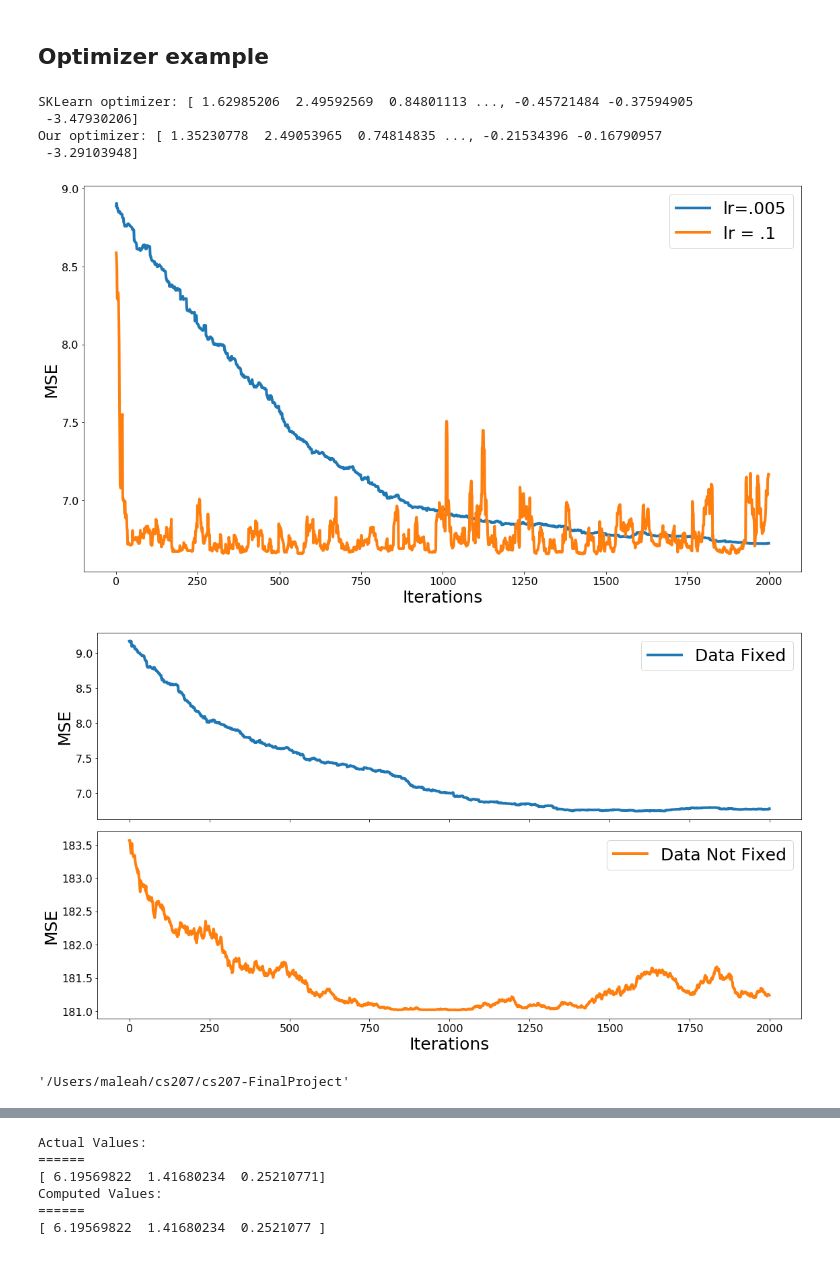
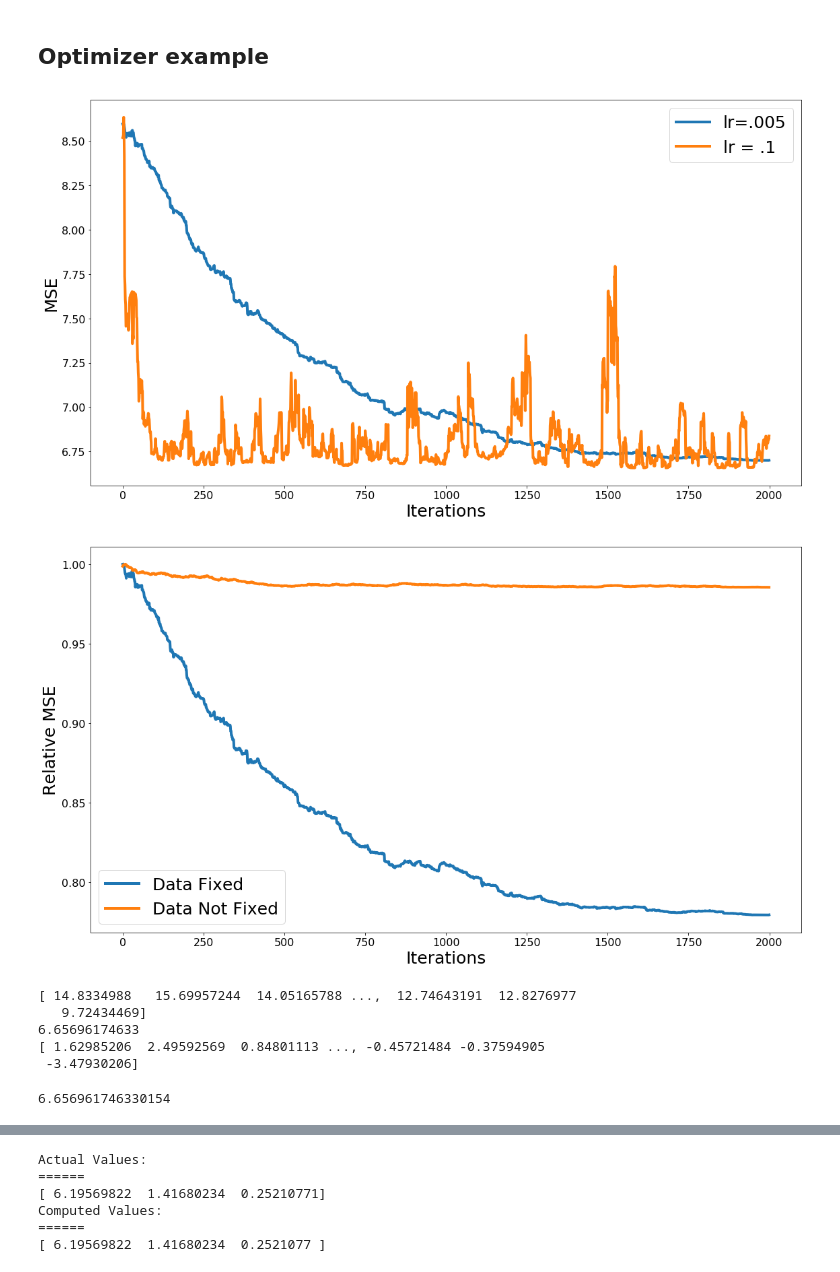
Before and after one commit to CS207-group2/cs207-FinalProject, a Jupyter notebook: GSS_fitold.ipynb, the cells around one changed output, grey strips where cells are left out. Saved outputs shown, nothing was run; the diff lists cells and outputs as text; code cells hidden in the pictures.

Commit message:
MSE plots improved

```diff
--- a/GSS_fitold.ipynb
+++ b/GSS_fitold.ipynb
@@ -132,33 +132,28 @@ def data_fix(x,y):
     return x,y
 
 a,b = data_fix(x,y)
+n_iter = 2000
+
+lr = LinearRegression().fit(a,b)
+# lr.coef_
+# print("SKLearn optimizer:", lr.predict(a))
+
+opt = Optimizer(loss = 'mse', optimizer = 'sgd',lr=.005)
+bad_opt_lr = Optimizer(loss='mse',optimizer='sgd',lr=.1)
+bad_opt_data = Optimizer(loss='mse',optimizer='sgd',lr=.005)
+opt.fit(a,b, iters=n_iter)
+bad_opt_lr.fit(a,b, iters=n_iter)
+bad_opt_data.fit(x,y, iters=n_iter)
 
 
-lr = LinearRegression().fit(a,b)
-lr.coef_
-print("SKLearn optimizer:", lr.predict(a))
-
-opt = Optimizer(loss = 'mse', optimizer = 'sgd',lr=.005)
-bad_opt = Optimizer(loss='mse',optimizer='sgd',lr=.005)
-bad_opt = Optimizer(loss='mse',optimizer='sgd',lr=.1)
-
-opt.fit(a,b, iters=2000)
-bad_opt.fit(a,b, iters=2000)
-
-# bad_opt.fit(x,y, iters=2000)
-print("Our optimizer:", opt.predict(a))
+# print("Our optimizer:", opt.predict(a))
-# %% [output]
-SKLearn optimizer: [ 1.62985206  2.49592569  0.84801113 ..., -0.45721484 -0.37594905
- -3.47930206]
-Our optimizer: [ 1.35230778  2.49053965  0.74814835 ..., -0.21534396 -0.16790957
- -3.29103948]
 # %%
 lw = 4
 fs=25
 plt.figure(figsize=(16,9))
 # fig, ax = plt.subplots(2,1)
 plt.plot(opt.loss_list,lw=lw,label='lr=.005')
-plt.plot(bad_opt.loss_list,lw=lw,label='lr = .1')
+plt.plot(bad_opt_lr.loss_list,lw=lw,label='lr = .1')
 # plt.ylim([6.5,10])
 #plt.plot(opt_sk.loss_list,lw=lw,label='fake data')
 plt.tick_params(axis='both', which='major', labelsize=16)
@@ -168,28 +163,42 @@ plt.legend(fontsize=fs)
 plt.tight_layout()
 plt.savefig('standardize_compare.png')
 # %% [output]
-[figure, old version]
+[figure, new version]
 # %%
 lw = 4
 fs=25
-fig, ax = plt.subplots(2,1,sharex=True,figsize=(16,9))
-ax[0].plot(opt.loss_list,lw=lw,label='Data Fixed')
-ax[0].legend(fontsize=fs)
-ax[1].plot(bad_opt.loss_list,color='tab:orange',lw=lw,label='Data Not Fixed')
-ax[0].tick_params(axis='both',labelsize=16)
-ax[0].set_ylabel('MSE',fontsize=fs)
+
+bad_opt = Optimizer(loss='mse',optimizer='sgd',lr=.005)
+# bad_opt = Optimizer(loss='mse',optimizer='sgd',lr=.1)
+
+bad_opt.fit(x,y, iters=n_iter)
+plt.figure(figsize=(16,9))
+plt.plot(opt.loss_list/np.max(opt.loss_list),lw=lw,label='Data Fixed')
+plt.legend(fontsize=fs)
+plt.plot(bad_opt_data.loss_list/np.max(bad_opt_data.loss_list),color='tab:orange',lw=lw,label='Data Not Fixed')
 plt.tick_params(axis='both', which='major', labelsize=16)
 plt.xlabel("Iterations", fontsize = fs)
-plt.ylabel("MSE",fontsize=fs)
+plt.ylabel("Relative MSE",fontsize=fs)
 plt.legend(fontsize=fs)
 plt.tight_layout()
 plt.savefig('standardize_compare.png')
 # %% [output]
-[figure, old version]
+[figure, new version]
-# %%
-pwd
-# %% [output]
-'/Users/maleah/cs207/cs207-FinalProject'
+# %%
+lr = LinearRegression().fit(x,y)
+print(lr.predict(x))
+print(np.mean((y-lr.predict(x))**2))
+
+lr = LinearRegression().fit(a,b)
+print(lr.predict(a))
+np.mean((b-lr.predict(a))**2)
+# %% [output]
+[ 14.8334988   15.69957244  14.05165788 ...,  12.74643191  12.8276977
+   9.72434469]
+6.65696174633
+[ 1.62985206  2.49592569  0.84801113 ..., -0.45721484 -0.37594905
+ -3.47930206]
+6.656961746330154
 # %%
 opt.loss_list
 # %% [output]
```
Also changed, not shown: 1 other file.
